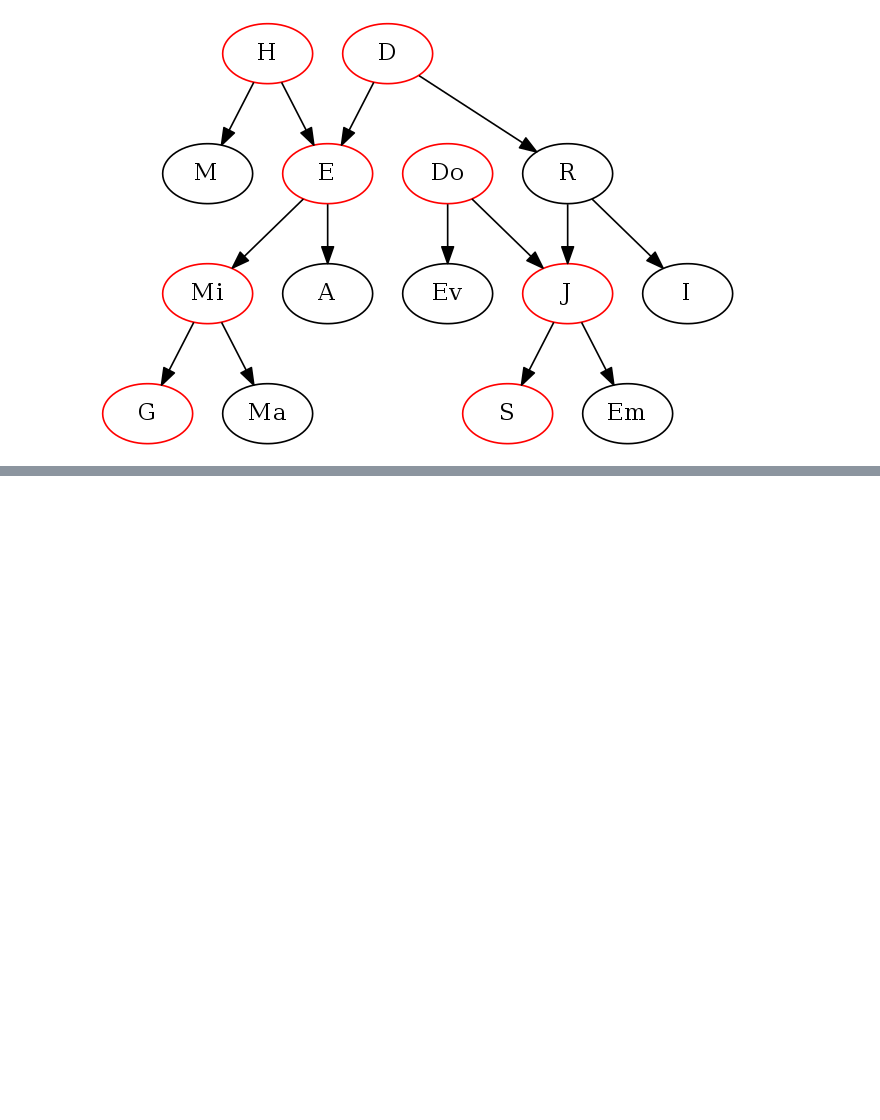
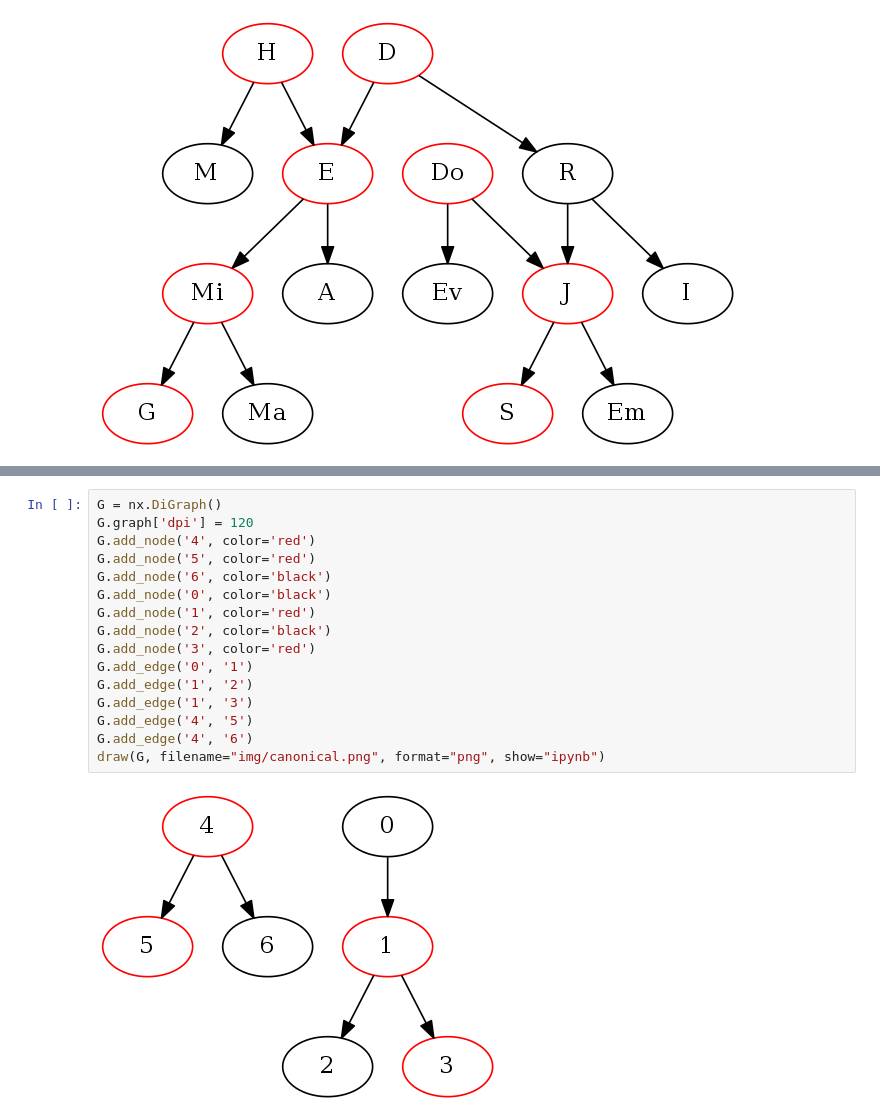
Before and after one commit to rappdw/redblackgraph, a Jupyter notebook: notebooks/Figures.ipynb, the cells around one changed output, grey strips where cells are left out. Drawn from its saved outputs; the diff is of its cells as text; blank space fills up the shorter version.

Commit message:
Initial write up of triangularization and Canonical Form

```diff
--- a/notebooks/Figures.ipynb
+++ b/notebooks/Figures.ipynb
@@ -94,0 +113,18 @@ draw(G, filename="img/small-graph.png", format="png", show="ipynb")
+# %%
+G = nx.DiGraph()
+G.graph['dpi'] = 120
+G.add_node('4', color='red')
+G.add_node('5', color='red')
+G.add_node('6', color='black')
+G.add_node('0', color='black')
+G.add_node('1', color='red')
+G.add_node('2', color='black')
+G.add_node('3', color='red')
+G.add_edge('0', '1')
+G.add_edge('1', '2')
+G.add_edge('1', '3')
+G.add_edge('4', '5')
+G.add_edge('4', '6')
+draw(G, filename="img/canonical.png", format="png", show="ipynb")
+# %% [output]
+[figure, added]
```
Also changed, not shown: parts of 3 cells of this notebook, 6 other files.
